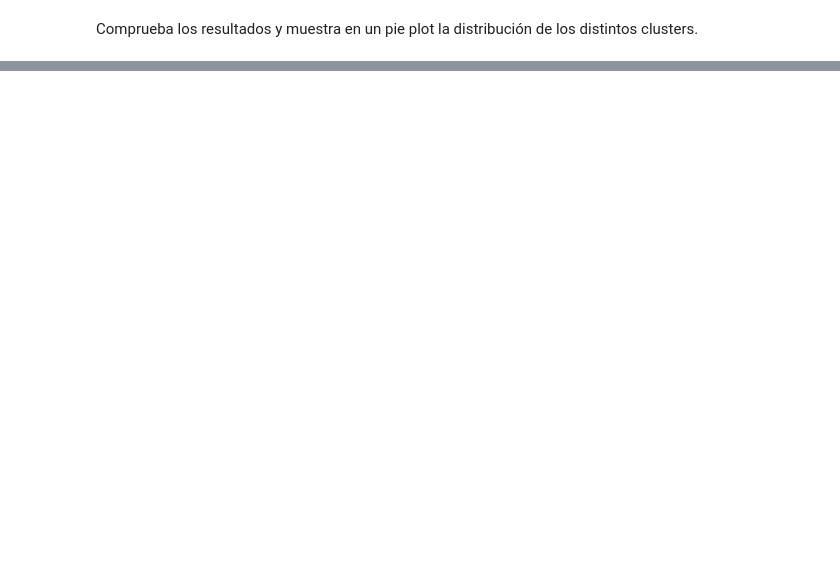
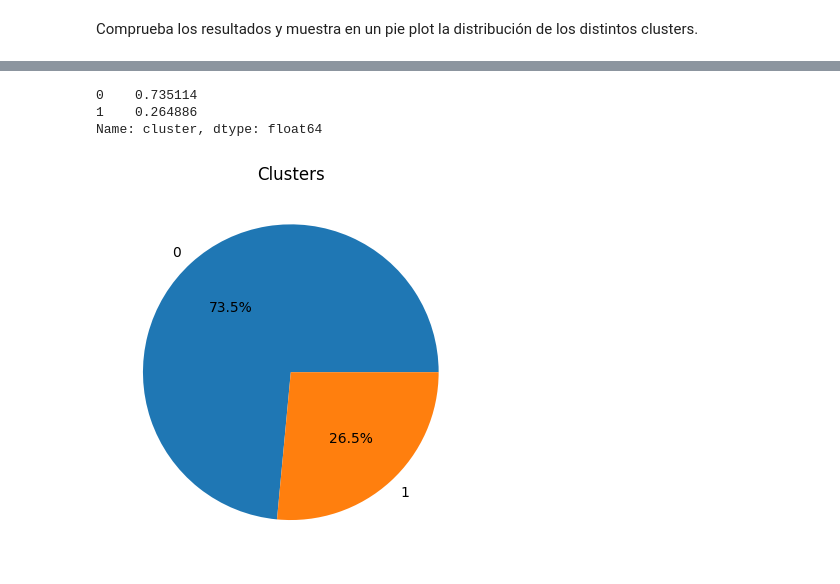
Before and after one commit to Mlcruz9/DS_TheBridgeBBK_SBIL2023, a Jupyter notebook: 3-Machine_Learning/2-No_Supervisado/1-Clustering/Practica/EJER_1_kmeans_drugs_review.ipynb, the cells around one changed output, grey strips where cells are left out. Drawn from its saved outputs; the diff is of its cells as text; code cells hidden in the pictures; blank space fills up the shorter version.

```diff
--- a/3-Machine_Learning/2-No_Supervisado/1-Clustering/Practica/EJER_1_kmeans_drugs_review.ipynb
+++ b/3-Machine_Learning/2-No_Supervisado/1-Clustering/Practica/EJER_1_kmeans_drugs_review.ipynb
@@ -25,2 +202,4 @@ Utiliza silhouette_score para evaluar cual es la mejor K.
 # %% [markdown]
 Comprueba los resultados y muestra en un pie plot la distribución de los distintos clusters.
+# %%
+X['cluster'] = clustering_k2.predict(X)
@@ -26,0 +228,11 @@ Comprueba los resultados y muestra en un pie plot la distribución de los distin
+# %%
+X['cluster'].value_counts(normalize= True)
+# %% [output]
+0    0.735114
+1    0.264886
+Name: cluster, dtype: float64
+# %%
+plt.pie(X['cluster'].value_counts(normalize= True), autopct= '%1.1f%%', labels= ['0', '1'])
+plt.title('Clusters');
+# %% [output]
+[figure, added]
```
Also changed, not shown: parts of 30 cells of this notebook, 7 other files.
